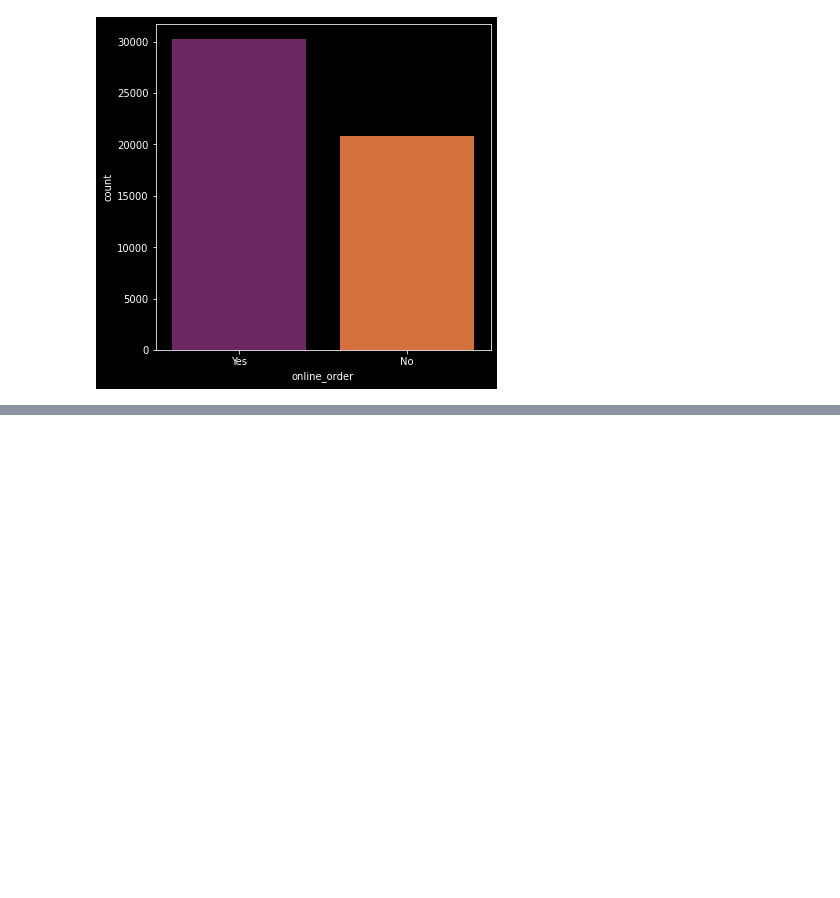
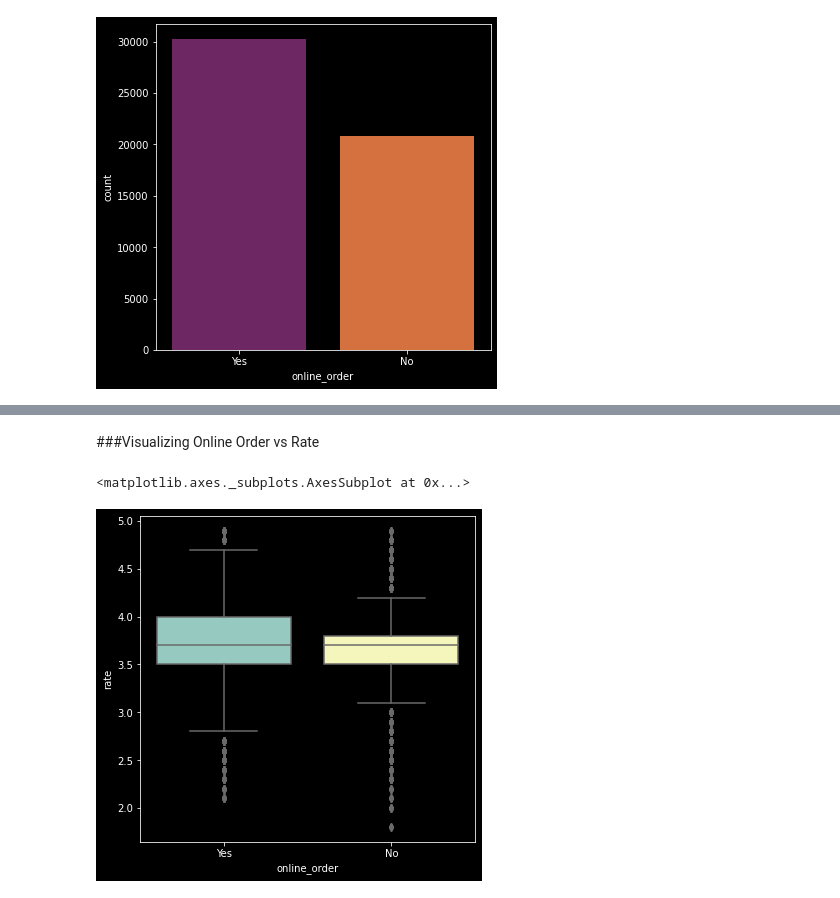
Before and after one commit to agnxsh/zomato-blr-data-analysis, a Jupyter notebook: zomato_blr_data_analysis.ipynb, the cells around one changed output, grey strips where cells are left out. Drawn from its saved outputs; the diff is of its cells as text; code cells hidden in the pictures; blank space fills up the shorter version.

```diff
--- a/zomato_blr_data_analysis.ipynb
+++ b/zomato_blr_data_analysis.ipynb
@@ -392,0 +401,8 @@ sns.countplot(df['online_order'],palette='inferno')
+# %% [markdown]
+###Visualizing Online Order vs Rate
+# %%
+plt.figure(figsize=(6,6))
+sns.boxplot(x='online_order',y='rate',data=df)
+# %% [output]
+<matplotlib.axes._subplots.AxesSubplot at 0x...>
+[figure, added]
```
Also changed, not shown: parts of 24 cells of this notebook.
